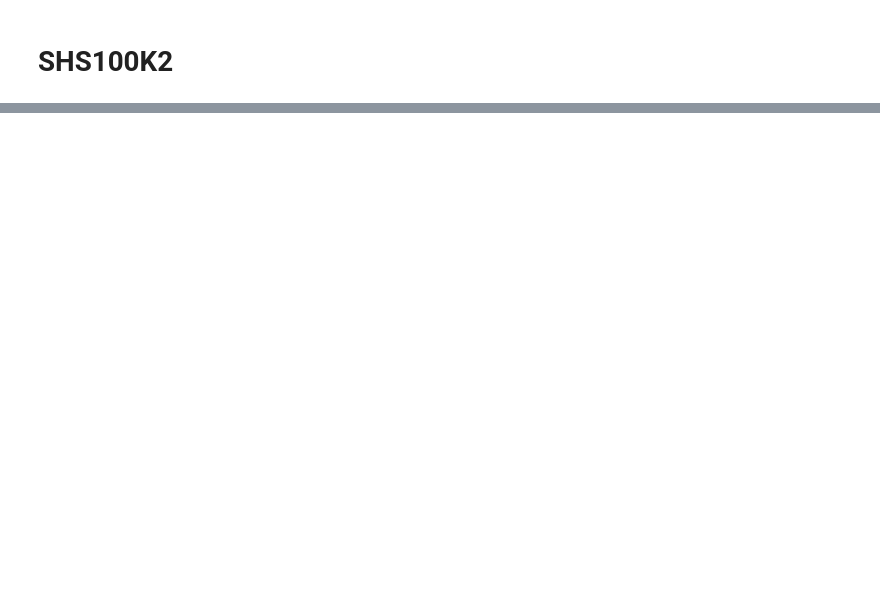
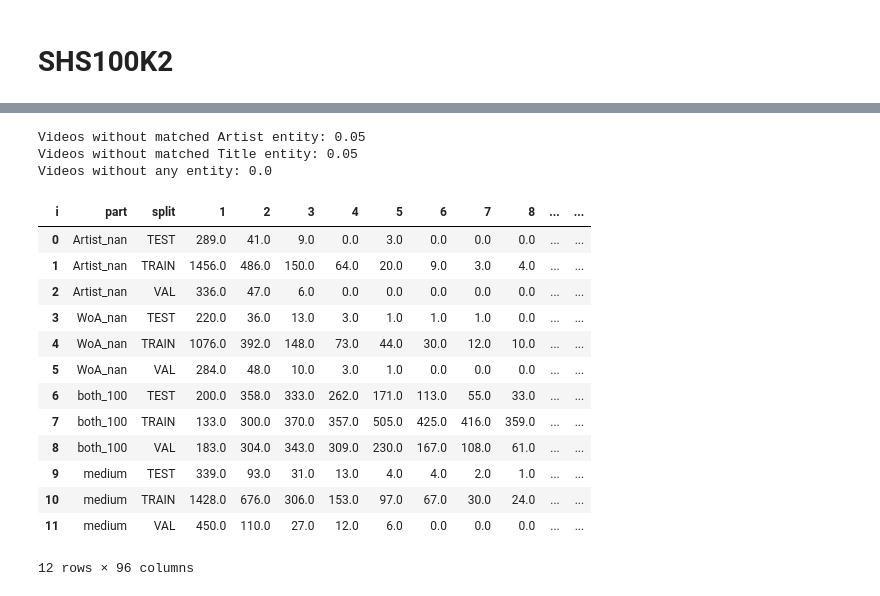
Before and after one commit to progsi/YTUnCoverLLM, a Jupyter notebook: notebooks/IOB_analysis.ipynb, the cells around one changed output, grey strips where cells are left out. Cells and saved outputs as stored; diff of their text form; code cells hidden in the pictures; blank space fills up the shorter version.

```diff
--- a/notebooks/IOB_analysis.ipynb
+++ b/notebooks/IOB_analysis.ipynb
@@ -107,0 +100,30 @@ Videos without matched Title entity: 0.03
+# %%
+data = pd.read_parquet("../data/intermediate/shs100k2_biotag.parquet")
+
+print(f"Videos without matched Artist entity: {round(len(data[data.part == Artist_nan])/len(data), 2)}")
+print(f"Videos without matched Title entity: {round(len(data[data.part == WoA_nan])/len(data), 2)}")
+print(f"Videos without any entity: {round(len(data[data.part == both_nan])/len(data), 2)}")
+
+
+grouped = data.groupby(['part', 'split', 'set_id']).size().reset_index(name='i')
+sizes = grouped.groupby(['part', 'split', 'i']).size().reset_index(name='num_set_ids')
+pivoted = sizes.pivot_table(index=['part', 'split'], columns='i', values='num_set_ids', fill_value=0).reset_index()
+pivoted
+# %% [output]
+Videos without matched Artist entity: 0.05
+Videos without matched Title entity: 0.05
+Videos without any entity: 0.0
+| i | part | split | 1 | 2 | 3 | 4 | 5 | 6 | 7 | 8 | ... | ... |
+| 0 | Artist_nan | TEST | 289.0 | 41.0 | 9.0 | 0.0 | 3.0 | 0.0 | 0.0 | 0.0 | ... | ... |
+| 1 | Artist_nan | TRAIN | 1456.0 | 486.0 | 150.0 | 64.0 | 20.0 | 9.0 | 3.0 | 4.0 | ... | ... |
+| 2 | Artist_nan | VAL | 336.0 | 47.0 | 6.0 | 0.0 | 0.0 | 0.0 | 0.0 | 0.0 | ... | ... |
+| 3 | WoA_nan | TEST | 220.0 | 36.0 | 13.0 | 3.0 | 1.0 | 1.0 | 1.0 | 0.0 | ... | ... |
+| 4 | WoA_nan | TRAIN | 1076.0 | 392.0 | 148.0 | 73.0 | 44.0 | 30.0 | 12.0 | 10.0 | ... | ... |
+| 5 | WoA_nan | VAL | 284.0 | 48.0 | 10.0 | 3.0 | 1.0 | 0.0 | 0.0 | 0.0 | ... | ... |
+| 6 | both_100 | TEST | 200.0 | 358.0 | 333.0 | 262.0 | 171.0 | 113.0 | 55.0 | 33.0 | ... | ... |
+| 7 | both_100 | TRAIN | 133.0 | 300.0 | 370.0 | 357.0 | 505.0 | 425.0 | 416.0 | 359.0 | ... | ... |
+| 8 | both_100 | VAL | 183.0 | 304.0 | 343.0 | 309.0 | 230.0 | 167.0 | 108.0 | 61.0 | ... | ... |
+| 9 | medium | TEST | 339.0 | 93.0 | 31.0 | 13.0 | 4.0 | 4.0 | 2.0 | 1.0 | ... | ... |
+| 10 | medium | TRAIN | 1428.0 | 676.0 | 306.0 | 153.0 | 97.0 | 67.0 | 30.0 | 24.0 | ... | ... |
+| 11 | medium | VAL | 450.0 | 110.0 | 27.0 | 12.0 | 6.0 | 0.0 | 0.0 | 0.0 | ... | ... |
+12 rows × 96 columns
```
Also changed, not shown: parts of 13 cells of this notebook.
